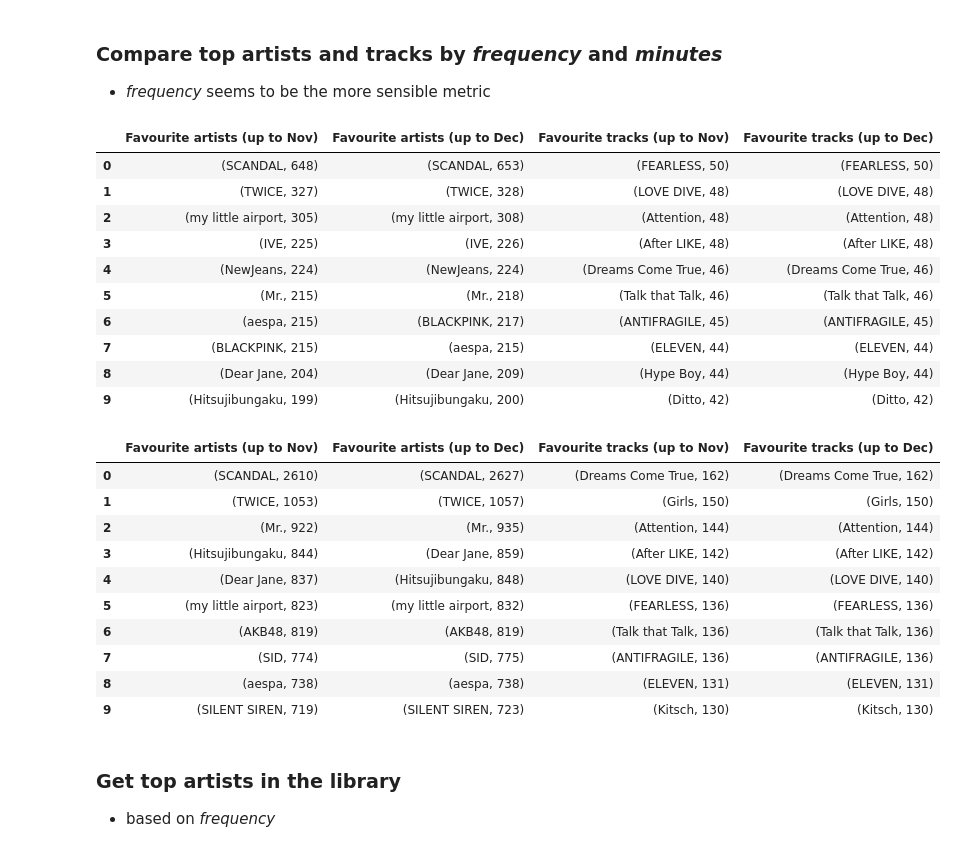
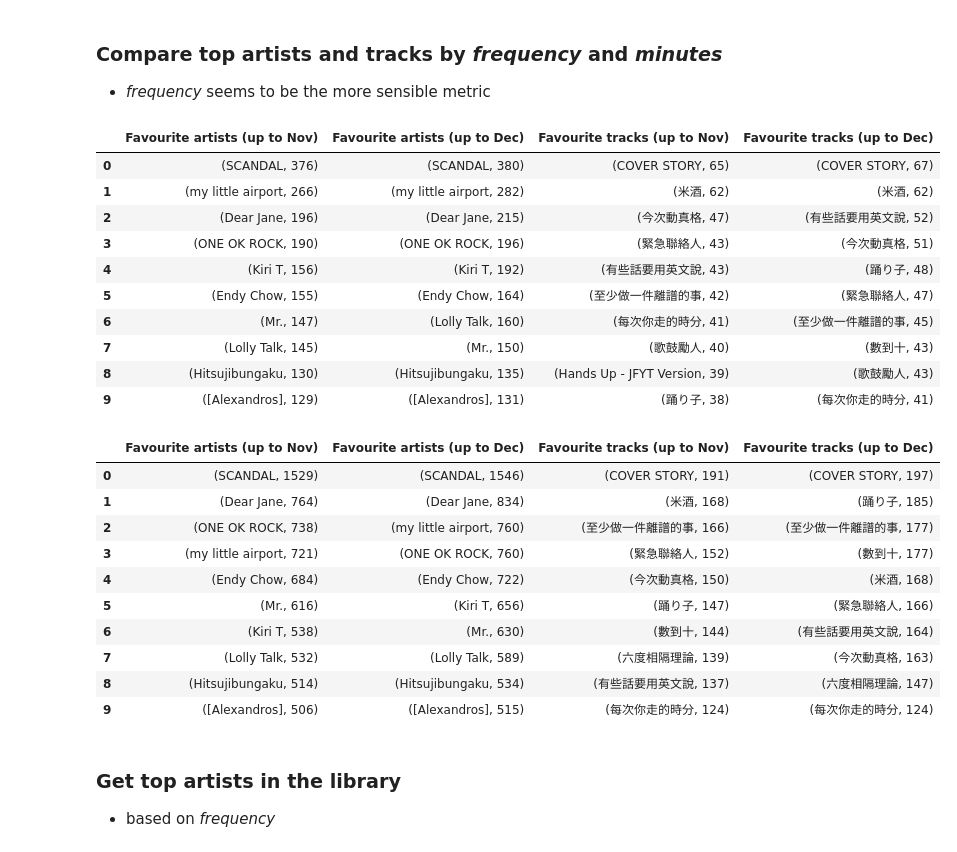
Before and after one commit to kinranlau/spotify_wrapped_plotly, a Jupyter notebook: spotify_analysis.ipynb, the cells around one changed output. Cells and saved outputs as stored; diff of their text form; code cells hidden in the pictures.

```diff
--- a/spotify_analysis.ipynb
+++ b/spotify_analysis.ipynb
@@ -55,7 +59,11 @@ liked_songs
 streaming_dict = {}
 
 # read streaming history by parts
-parts = 9   # change this to the number of parts you have
+# determine how many "StreamingHistory" files you have
+parts = 0
+for file in os.listdir():
+    if file.startswith('StreamingHistory'):
+        parts += 1
 
 for i in range(parts):
     streaming_dict[f'df_{i}'] = pd.read_json(f"StreamingHistory{i}.json")
@@ -98,7 +106,8 @@ Remove entries less than 30 seconds: 61052
 df_2021 = streaming_history[streaming_history['endTime'].dt.year == 2021]
 df_2022 = streaming_history[streaming_history['endTime'].dt.year == 2022]
 df_2023 = streaming_history[streaming_history['endTime'].dt.year == 2023]
+df_2024 = streaming_history[streaming_history['endTime'].dt.year == 2024]
 
-df_2023
+df_2024
 # %% [output]
 |  | endTime | artistName | trackName | msPlayed |
@@ -192,40 +201,42 @@ def get_top_artists_tracks_minutes(df_year):
 top_artists_tracks_freq_2021 = get_top_artists_tracks_frequency(df_2021)
 top_artists_tracks_freq_2022 = get_top_artists_tracks_frequency(df_2022)
 top_artists_tracks_freq_2023 = get_top_artists_tracks_frequency(df_2023)
+top_artists_tracks_freq_2024 = get_top_artists_tracks_frequency(df_2024)
 
 top_artists_tracks_min_2021 = get_top_artists_tracks_minutes(df_2021)
 top_artists_tracks_min_2022 = get_top_artists_tracks_minutes(df_2022)
 top_artists_tracks_min_2023 = get_top_artists_tracks_minutes(df_2023)
+top_artists_tracks_min_2024 = get_top_artists_tracks_minutes(df_2024)
 # %%
 # frequency
-top_artists_tracks_freq_2023
+top_artists_tracks_freq_2024
 # %% [output]
 |  | Favourite artists (up to Nov) | Favourite artists (up to Dec) | Favourite tracks (up to Nov) | Favourite tracks (up to Dec) |
-| 0 | (SCANDAL, 648) | (SCANDAL, 653) | (FEARLESS, 50) | (FEARLESS, 50) |
-| 1 | (TWICE, 327) | (TWICE, 328) | (LOVE DIVE, 48) | (LOVE DIVE, 48) |
-| 2 | (my little airport, 305) | (my little airport, 308) | (Attention, 48) | (Attention, 48) |
-| 3 | (IVE, 225) | (IVE, 226) | (After LIKE, 48) | (After LIKE, 48) |
-| 4 | (NewJeans, 224) | (NewJeans, 224) | (Dreams Come True, 46) | (Dreams Come True, 46) |
-| 5 | (Mr., 215) | (Mr., 218) | (Talk that Talk, 46) | (Talk that Talk, 46) |
-| 6 | (aespa, 215) | (BLACKPINK, 217) | (ANTIFRAGILE, 45) | (ANTIFRAGILE, 45) |
-| 7 | (BLACKPINK, 215) | (aespa, 215) | (ELEVEN, 44) | (ELEVEN, 44) |
-| 8 | (Dear Jane, 204) | (Dear Jane, 209) | (Hype Boy, 44) | (Hype Boy, 44) |
-| 9 | (Hitsujibungaku, 199) | (Hitsujibungaku, 200) | (Ditto, 42) | (Ditto, 42) |
+| 0 | (SCANDAL, 376) | (SCANDAL, 380) | (COVER STORY, 65) | (COVER STORY, 67) |
+| 1 | (my little airport, 266) | (my little airport, 282) | (米酒, 62) | (米酒, 62) |
+| 2 | (Dear Jane, 196) | (Dear Jane, 215) | (今次動真格, 47) | (有些話要用英文說, 52) |
+| 3 | (ONE OK ROCK, 190) | (ONE OK ROCK, 196) | (緊急聯絡人, 43) | (今次動真格, 51) |
+| 4 | (Kiri T, 156) | (Kiri T, 192) | (有些話要用英文說, 43) | (踊り子, 48) |
+| 5 | (Endy Chow, 155) | (Endy Chow, 164) | (至少做一件離譜的事, 42) | (緊急聯絡人, 47) |
+| 6 | (Mr., 147) | (Lolly Talk, 160) | (每次你走的時分, 41) | (至少做一件離譜的事, 45) |
+| 7 | (Lolly Talk, 145) | (Mr., 150) | (歌鼓勵人, 40) | (數到十, 43) |
+| 8 | (Hitsujibungaku, 130) | (Hitsujibungaku, 135) | (Hands Up - JFYT Version, 39) | (歌鼓勵人, 43) |
+| 9 | ([Alexandros], 129) | ([Alexandros], 131) | (踊り子, 38) | (每次你走的時分, 41) |
 # %%
 # minutes
-top_artists_tracks_min_2023
+top_artists_tracks_min_2024
 # %% [output]
 |  | Favourite artists (up to Nov) | Favourite artists (up to Dec) | Favourite tracks (up to Nov) | Favourite tracks (up to Dec) |
-| 0 | (SCANDAL, 2610) | (SCANDAL, 2627) | (Dreams Come True, 162) | (Dreams Come True, 162) |
-| 1 | (TWICE, 1053) | (TWICE, 1057) | (Girls, 150) | (Girls, 150) |
-| 2 | (Mr., 922) | (Mr., 935) | (Attention, 144) | (Attention, 144) |
-| 3 | (Hitsujibungaku, 844) | (Dear Jane, 859) | (After LIKE, 142) | (After LIKE, 142) |
-| 4 | (Dear Jane, 837) | (Hitsujibungaku, 848) | (LOVE DIVE, 140) | (LOVE DIVE, 140) |
-| 5 | (my little airport, 823) | (my little airport, 832) | (FEARLESS, 136) | (FEARLESS, 136) |
-| 6 | (AKB48, 819) | (AKB48, 819) | (Talk that Talk, 136) | (Talk that Talk, 136) |
-| 7 | (SID, 774) | (SID, 775) | (ANTIFRAGILE, 136) | (ANTIFRAGILE, 136) |
-| 8 | (aespa, 738) | (aespa, 738) | (ELEVEN, 131) | (ELEVEN, 131) |
-| 9 | (SILENT SIREN, 719) | (SILENT SIREN, 723) | (Kitsch, 130) | (Kitsch, 130) |
+| 0 | (SCANDAL, 1529) | (SCANDAL, 1546) | (COVER STORY, 191) | (COVER STORY, 197) |
+| 1 | (Dear Jane, 764) | (Dear Jane, 834) | (米酒, 168) | (踊り子, 185) |
+| 2 | (ONE OK ROCK, 738) | (my little airport, 760) | (至少做一件離譜的事, 166) | (至少做一件離譜的事, 177) |
+| 3 | (my little airport, 721) | (ONE OK ROCK, 760) | (緊急聯絡人, 152) | (數到十, 177) |
+| 4 | (Endy Chow, 684) | (Endy Chow, 722) | (今次動真格, 150) | (米酒, 168) |
+| 5 | (Mr., 616) | (Kiri T, 656) | (踊り子, 147) | (緊急聯絡人, 166) |
+| 6 | (Kiri T, 538) | (Mr., 630) | (數到十, 144) | (有些話要用英文說, 164) |
+| 7 | (Lolly Talk, 532) | (Lolly Talk, 589) | (六度相隔理論, 139) | (今次動真格, 163) |
+| 8 | (Hitsujibungaku, 514) | (Hitsujibungaku, 534) | (有些話要用英文說, 137) | (六度相隔理論, 147) |
+| 9 | ([Alexandros], 506) | ([Alexandros], 515) | (每次你走的時分, 124) | (每次你走的時分, 124) |
 # %% [markdown]
 ### Get top artists in the library
 - based on *frequency*
```
Also changed, not shown: parts of 19 cells of this notebook, 3 other files.
